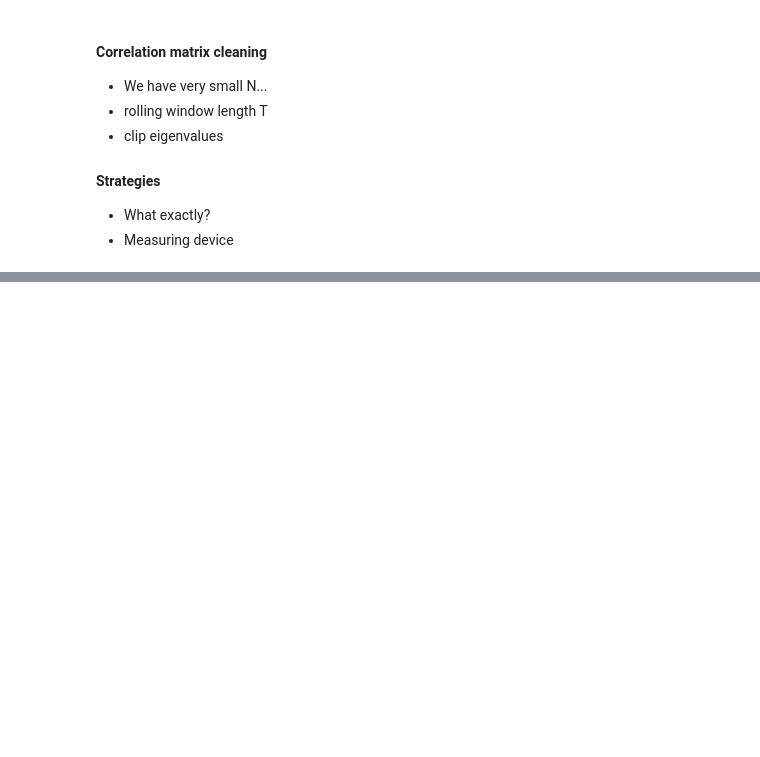
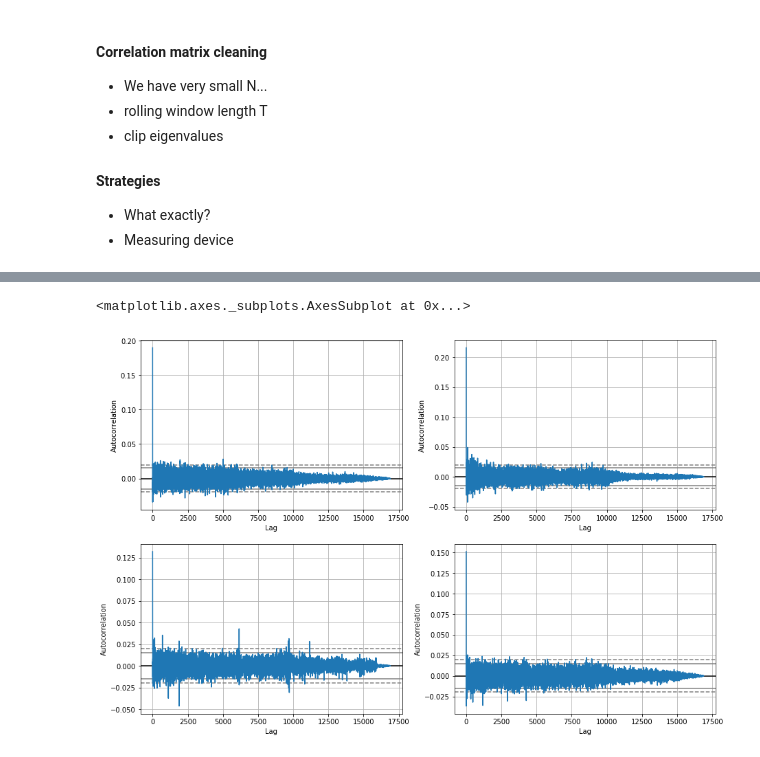
Before and after one commit to miallema/Fin-525, a Jupyter notebook: project.ipynb, the cells around one changed output, grey strips where cells are left out. Cells and saved outputs as stored; diff of their text form; code cells hidden in the pictures; blank space fills up the shorter version.

```diff
--- a/project.ipynb
+++ b/project.ipynb
@@ -65,0 +149,9 @@ df.head(100)
+# %%
+fig, ax = plt.subplots(nrows=2, ncols=2, figsize=(15,10))
+pd.plotting.autocorrelation_plot(cleaned_df['ABBN'], ax=ax[0,0])
+pd.plotting.autocorrelation_plot(cleaned_df['CSGN'], ax=ax[0,1])
+pd.plotting.autocorrelation_plot(cleaned_df['NESN'], ax=ax[1,0])
+pd.plotting.autocorrelation_plot(cleaned_df['NOVN'], ax=ax[1,1])
+# %% [output]
+<matplotlib.axes._subplots.AxesSubplot at 0x...>
+[figure, added]
```
Also changed, not shown: parts of 44 cells of this notebook.
